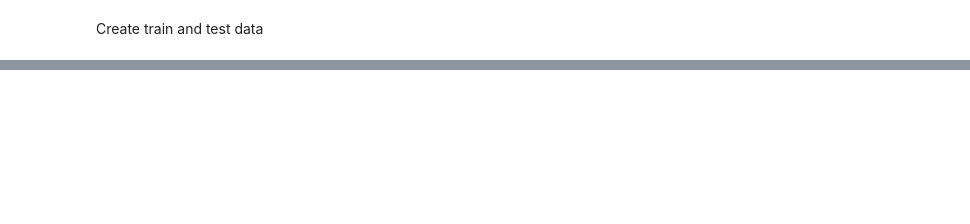
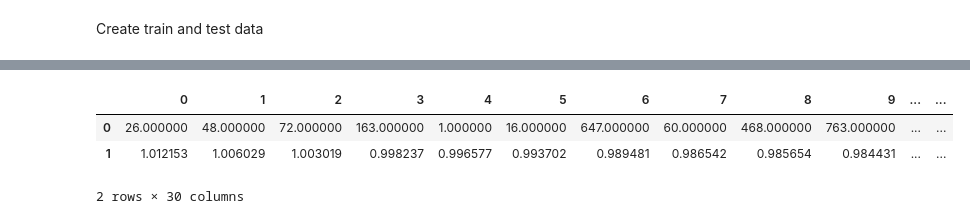
Before and after one commit to Rishabh-Saha/News-Recommendation-System, a Jupyter notebook: NewsRecommendationSystem_backup.ipynb, the cells around one changed output, grey strips where cells are left out. Cells and saved outputs as stored; diff of their text form; code cells hidden in the pictures; blank space fills up the shorter version.

```diff
--- a/NewsRecommendationSystem_backup.ipynb
+++ b/NewsRecommendationSystem_backup.ipynb
@@ -1182,9 +1197,2 @@ train, test
 # %%
-from implicit.als import AlternatingLeastSquares
-
-model = AlternatingLeastSquares(
-    factors=100,
-    regularization=0.1,
-    iterations=20,
-    calculate_training_loss=False
-)
+model = implicit.als.AlternatingLeastSquares(factors=100, regularization=0.1, iterations=20, calculate_training_loss=False)
@@ -1207 +1228,2 @@ sparse_consumer_item.shape: (1895, 2987)
 # %%
+output = model.recommend(user_id, sparse_consumer_item, N=30, filter_already_liked_items=False)
@@ -1245,0 +1243,8 @@ merged
+# %%
+output_df = pd.DataFrame(output)
+output_df
+# %% [output]
+|  | 0 | 1 | 2 | 3 | 4 | 5 | 6 | 7 | 8 | 9 | ... | ... |
+| 0 | 26.000000 | 48.000000 | 72.000000 | 163.000000 | 1.000000 | 16.000000 | 647.000000 | 60.000000 | 468.000000 | 763.000000 | ... | ... |
+| 1 | 1.012153 | 1.006029 | 1.003019 | 0.998237 | 0.996577 | 0.993702 | 0.989481 | 0.986542 | 0.985654 | 0.984431 | ... | ... |
+2 rows × 30 columns
```
Also changed, not shown: parts of 16 cells of this notebook.
